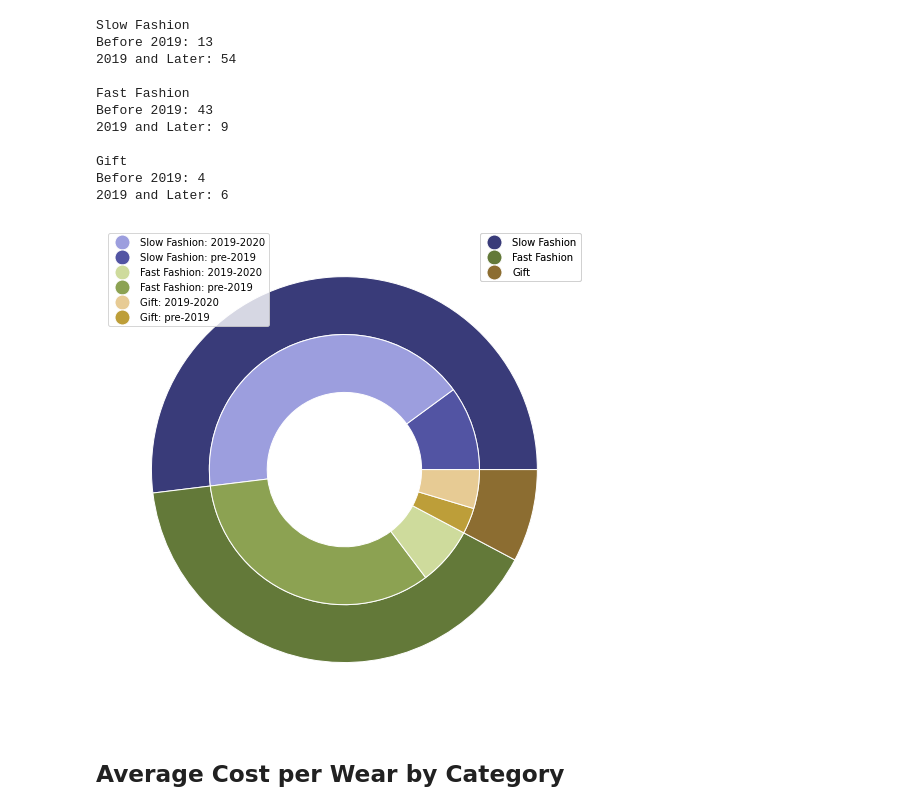
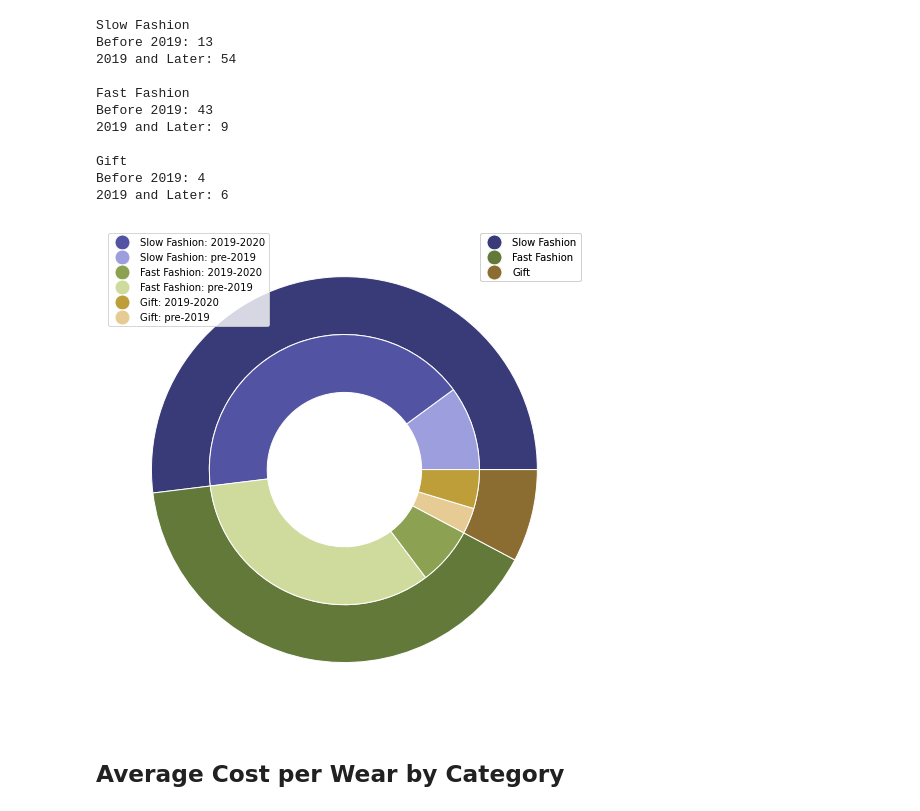
Before and after one commit to rebekahcallkacz/wardrobe-data-analysis, a Jupyter notebook: Data Analysis/data_visualization.ipynb, the cells around one changed output. Saved outputs shown, nothing was run; the diff lists cells and outputs as text; code cells hidden in the pictures.

Commit message:
flipped light/dark colors in nested pie chart

```diff
--- a/Data Analysis/data_visualization.ipynb
+++ b/Data Analysis/data_visualization.ipynb
@@ -124,7 +124,7 @@ vals = np.array(source_sums)
 # Set custom colors
 cmap = plt.get_cmap("tab20b")
 outer_colors = cmap(np.arange(3)*4)
-inner_colors = cmap(np.array([1, 3, 5, 7, 9, 11]))
+inner_colors = cmap(np.array([3, 1, 7, 5, 11, 9]))
 
 # Plot outer donut
 ax.pie(vals.sum(axis=1), radius=1, colors=outer_colors,
@@ -135,40 +135,40 @@ ax.pie(vals.flatten(), radius=1-size, colors=inner_colors,
        wedgeprops=dict(width=size, edgecolor='w'))
 ax.set(aspect="equal")
 
 
 # Create the custom legends
 legend_elements = [Line2D([0], [0], marker='o', color='w', label=f'{sources[0]}: 2019-2020',
+                          markerfacecolor=cmap(1), markersize=15),
+                   Line2D([0], [0], marker='o', color='w', label=f'{sources[0]}: pre-2019',
                           markerfacecolor=cmap(3), markersize=15),
-                   Line2D([0], [0], marker='o', color='w', label=f'{sources[0]}: pre-2019',
-                          markerfacecolor=cmap(1), markersize=15),
                   Line2D([0], [0], marker='o', color='w', label=f'{sources[1]}: 2019-2020',
+                          markerfacecolor=cmap(5), markersize=15),
+                  Line2D([0], [0], marker='o', color='w', label=f'{sources[1]}: pre-2019',
                           markerfacecolor=cmap(7), markersize=15),
-                  Line2D([0], [0], marker='o', color='w', label=f'{sources[1]}: pre-2019',
-                          markerfacecolor=cmap(5), markersize=15),
                   Line2D([0], [0], marker='o', color='w', label=f'{sources[2]}: 2019-2020',
-                          markerfacecolor=cmap(11), markersize=15),
+                          markerfacecolor=cmap(9), markersize=15),
                   Line2D([0], [0], marker='o', color='w', label=f'{sources[2]}: pre-2019',
-                          markerfacecolor=cmap(9), markersize=15)]
+                          markerfacecolor=cmap(11), markersize=15)]
 legend_1 = ax.legend(handles=legend_elements, loc='upper left')
 
 legend_elements_2 = [Line2D([0], [0], marker='o', color='w', label=f'{sources[0]}',
                           markerfacecolor=cmap(0), markersize=15),
                   Line2D([0], [0], marker='o', color='w', label=f'{sources[1]}',
                           markerfacecolor=cmap(4), markersize=15),
                   Line2D([0], [0], marker='o', color='w', label=f'{sources[2]}',
                           markerfacecolor=cmap(8), markersize=15)]
 legend_2 = ax.legend(handles=legend_elements_2, loc='upper right')
 
 # Add legends to plot
 ax.add_artist(legend_1)
 ax.add_artist(legend_2)
 
 # Finalize plot format and save
 plt.tight_layout()
 plt.savefig('../Assets/Images/acquisitiontypes.png')
 plt.show()
 # %% [output]
-[figure, old version]
+[figure, new version]
 # %% [markdown]
 ## Average Cost per Wear by Category
 # %%
```
Also changed, not shown: 1 other file.
